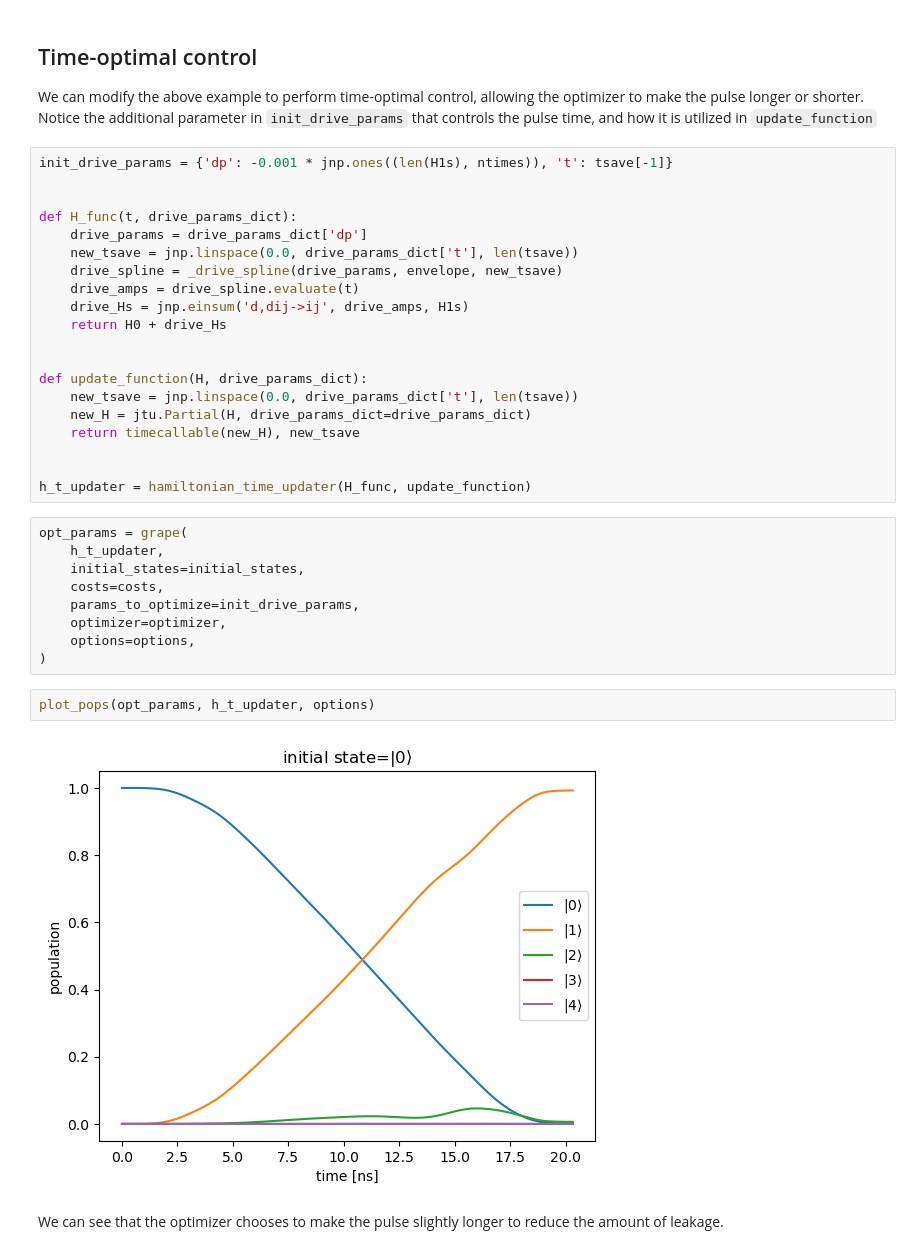
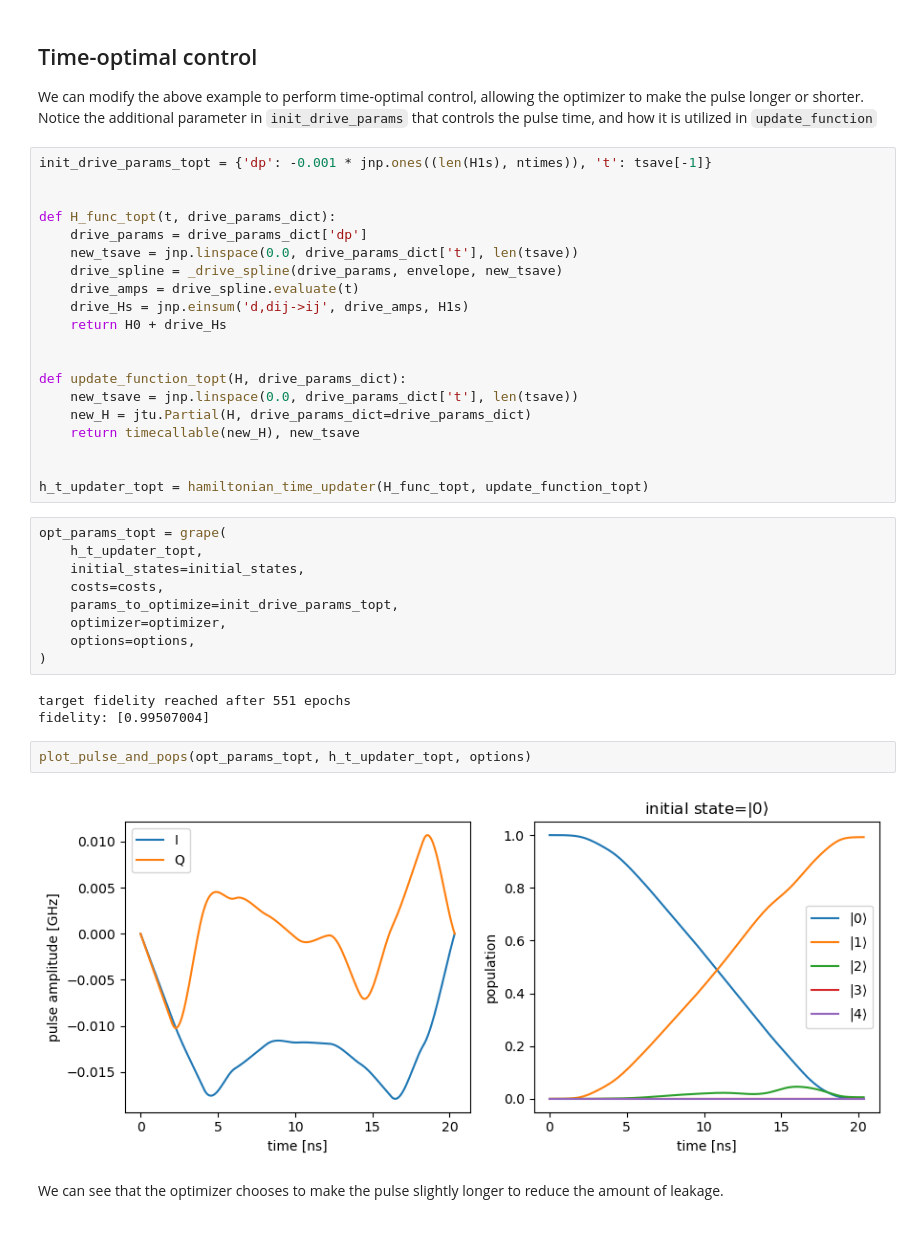
Before and after one commit to dkweiss31/qontrol, a Jupyter notebook: docs/examples/Kerr_oscillator.ipynb, the cells around one changed output. Drawn from its saved outputs; the diff is of its cells as text.

```diff
--- a/docs/examples/Kerr_oscillator.ipynb
+++ b/docs/examples/Kerr_oscillator.ipynb
@@ -168,10 +167,10 @@ Try playing with the `cost_multiplier` of the forbidden states cost function to
 
 We can modify the above example to perform time-optimal control, allowing the optimizer to make the pulse longer or shorter. Notice the additional parameter in `init_drive_params` that controls the pulse time, and how it is utilized in `update_function`
 # %%
-init_drive_params = {'dp': -0.001 * jnp.ones((len(H1s), ntimes)), 't': tsave[-1]}
+init_drive_params_topt = {'dp': -0.001 * jnp.ones((len(H1s), ntimes)), 't': tsave[-1]}
 
 
-def H_func(t, drive_params_dict):
+def H_func_topt(t, drive_params_dict):
     drive_params = drive_params_dict['dp']
     new_tsave = jnp.linspace(0.0, drive_params_dict['t'], len(tsave))
     drive_spline = _drive_spline(drive_params, envelope, new_tsave)
@@ -180,26 +179,29 @@ def H_func(t, drive_params_dict):
     return H0 + drive_Hs
 
 
-def update_function(H, drive_params_dict):
+def update_function_topt(H, drive_params_dict):
     new_tsave = jnp.linspace(0.0, drive_params_dict['t'], len(tsave))
     new_H = jtu.Partial(H, drive_params_dict=drive_params_dict)
     return timecallable(new_H), new_tsave
 
 
-h_t_updater = hamiltonian_time_updater(H_func, update_function)
+h_t_updater_topt = hamiltonian_time_updater(H_func_topt, update_function_topt)
 # %%
-opt_params = grape(
-    h_t_updater,
+opt_params_topt = grape(
+    h_t_updater_topt,
     initial_states=initial_states,
     costs=costs,
-    params_to_optimize=init_drive_params,
+    params_to_optimize=init_drive_params_topt,
     optimizer=optimizer,
     options=options,
 )
+# %% [output]
+target fidelity reached after 551 epochs
+fidelity: [0.99507004]
-# %%
-plot_pops(opt_params, h_t_updater, options)
-# %% [output]
-[figure, removed]
+# %%
+plot_pulse_and_pops(opt_params_topt, h_t_updater_topt, options)
+# %% [output]
+[figure, added]
 # %% [markdown]
 We can see that the optimizer chooses to make the pulse slightly longer to reduce the amount of leakage.
 # %% [markdown]
```
Also changed, not shown: parts of 13 cells of this notebook.
